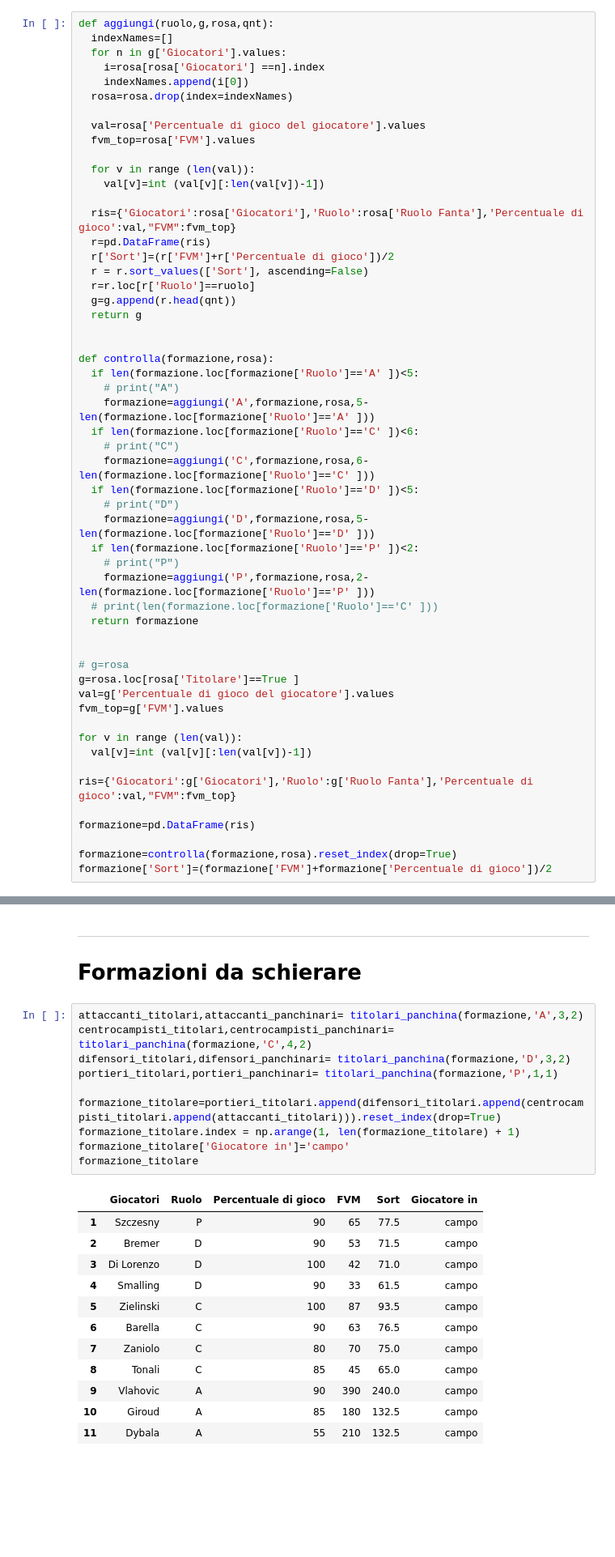
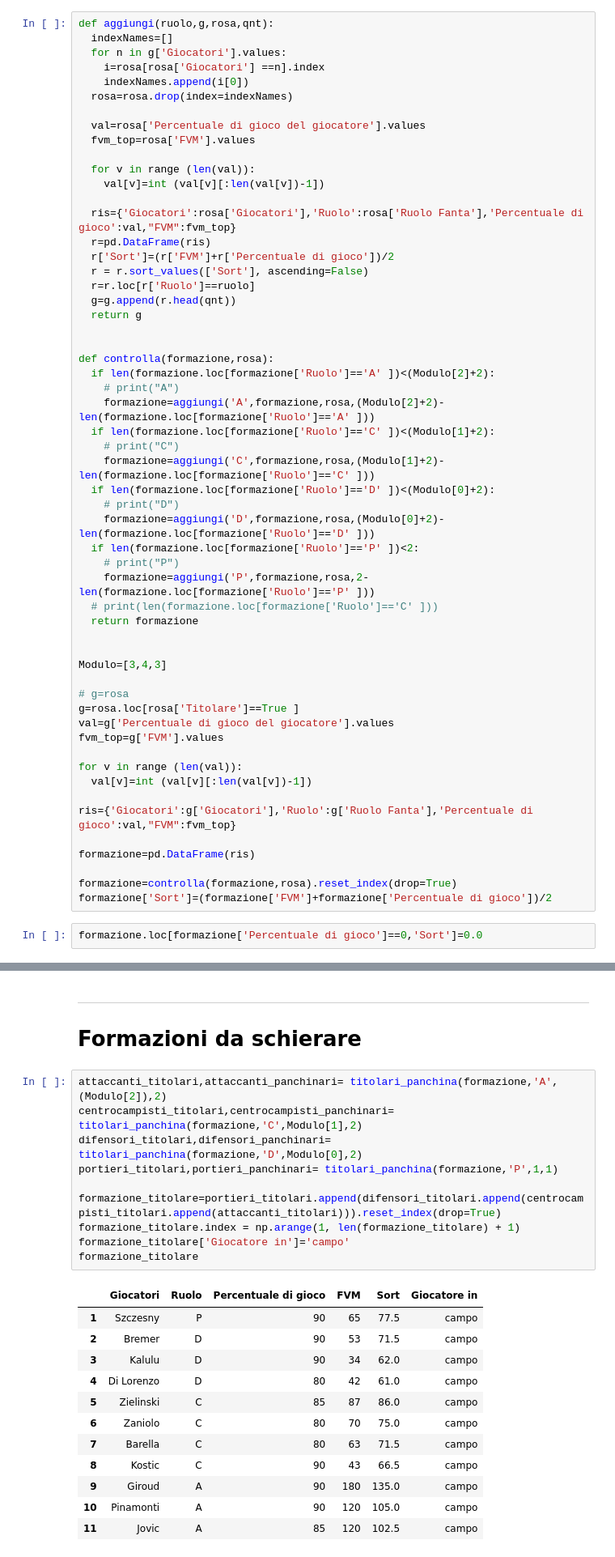
Before and after one commit to MattiaGatto/get_formazione_fantacalcio, a Jupyter notebook: selection_players_serie_A.ipynb, the cells around one changed output, grey strips where cells are left out. Shown at 81% size. Cells and saved outputs as stored; diff of their text form; blank space fills up the shorter version.

```diff
--- a/selection_players_serie_A.ipynb
+++ b/selection_players_serie_A.ipynb
@@ -477,21 +477,23 @@ def aggiungi(ruolo,g,rosa,qnt):
 
 
 def controlla(formazione,rosa):
-  if len(formazione.loc[formazione['Ruolo']=='A' ])<5:
+  if len(formazione.loc[formazione['Ruolo']=='A' ])<(Modulo[2]+2):
     # print("A")
-    formazione=aggiungi('A',formazione,rosa,5-len(formazione.loc[formazione['Ruolo']=='A' ]))
-  if len(formazione.loc[formazione['Ruolo']=='C' ])<6:
+    formazione=aggiungi('A',formazione,rosa,(Modulo[2]+2)-len(formazione.loc[formazione['Ruolo']=='A' ]))
+  if len(formazione.loc[formazione['Ruolo']=='C' ])<(Modulo[1]+2):
     # print("C")
-    formazione=aggiungi('C',formazione,rosa,6-len(formazione.loc[formazione['Ruolo']=='C' ]))
-  if len(formazione.loc[formazione['Ruolo']=='D' ])<5:
+    formazione=aggiungi('C',formazione,rosa,(Modulo[1]+2)-len(formazione.loc[formazione['Ruolo']=='C' ]))
+  if len(formazione.loc[formazione['Ruolo']=='D' ])<(Modulo[0]+2):
     # print("D")
-    formazione=aggiungi('D',formazione,rosa,5-len(formazione.loc[formazione['Ruolo']=='D' ]))
+    formazione=aggiungi('D',formazione,rosa,(Modulo[0]+2)-len(formazione.loc[formazione['Ruolo']=='D' ]))
   if len(formazione.loc[formazione['Ruolo']=='P' ])<2:
     # print("P")
     formazione=aggiungi('P',formazione,rosa,2-len(formazione.loc[formazione['Ruolo']=='P' ]))
   # print(len(formazione.loc[formazione['Ruolo']=='C' ]))
   return formazione
 
+
+Modulo=[3,4,3]
 
 # g=rosa
 g=rosa.loc[rosa['Titolare']==True ]
@@ -507,6 +509,8 @@ formazione=pd.DataFrame(ris)
 
 formazione=controlla(formazione,rosa).reset_index(drop=True)
 formazione['Sort']=(formazione['FVM']+formazione['Percentuale di gioco'])/2
+# %%
+formazione.loc[formazione['Percentuale di gioco']==0,'Sort']=0.0
 # %%
 # formazione = formazione.sort_values(['FVM','Percentuale di gioco'], ascending=False)
 formazione = formazione.sort_values(['Sort'], ascending=False)
@@ -540,28 +544,28 @@ def titolari_panchina(formazione,Ruolo,n_tit,n_panc):
 ---
 # Formazioni da schierare
 # %%
-attaccanti_titolari,attaccanti_panchinari= titolari_panchina(formazione,'A',3,2)
-centrocampisti_titolari,centrocampisti_panchinari= titolari_panchina(formazione,'C',4,2)
-difensori_titolari,difensori_panchinari= titolari_panchina(formazione,'D',3,2)
+attaccanti_titolari,attaccanti_panchinari= titolari_panchina(formazione,'A',(Modulo[2]),2)
+centrocampisti_titolari,centrocampisti_panchinari= titolari_panchina(formazione,'C',Modulo[1],2)
+difensori_titolari,difensori_panchinari= titolari_panchina(formazione,'D',Modulo[0],2)
 portieri_titolari,portieri_panchinari= titolari_panchina(formazione,'P',1,1)
 
 formazione_titolare=portieri_titolari.append(difensori_titolari.append(centrocampisti_titolari.append(attaccanti_titolari))).reset_index(drop=True)
 formazione_titolare.index = np.arange(1, len(formazione_titolare) + 1)
 formazione_titolare['Giocatore in']='campo'
 formazione_titolare
 # %% [output]
 |  | Giocatori | Ruolo | Percentuale di gioco | FVM | Sort | Giocatore in |
 | 1 | Szczesny | P | 90 | 65 | 77.5 | campo |
 | 2 | Bremer | D | 90 | 53 | 71.5 | campo |
-| 3 | Di Lorenzo | D | 100 | 42 | 71.0 | campo |
-| 4 | Smalling | D | 90 | 33 | 61.5 | campo |
-| 5 | Zielinski | C | 100 | 87 | 93.5 | campo |
-| 6 | Barella | C | 90 | 63 | 76.5 | campo |
-| 7 | Zaniolo | C | 80 | 70 | 75.0 | campo |
-| 8 | Tonali | C | 85 | 45 | 65.0 | campo |
-| 9 | Vlahovic | A | 90 | 390 | 240.0 | campo |
-| 10 | Giroud | A | 85 | 180 | 132.5 | campo |
-| 11 | Dybala | A | 55 | 210 | 132.5 | campo |
+| 3 | Kalulu | D | 90 | 34 | 62.0 | campo |
+| 4 | Di Lorenzo | D | 80 | 42 | 61.0 | campo |
+| 5 | Zielinski | C | 85 | 87 | 86.0 | campo |
+| 6 | Zaniolo | C | 80 | 70 | 75.0 | campo |
+| 7 | Barella | C | 80 | 63 | 71.5 | campo |
+| 8 | Kostic | C | 90 | 43 | 66.5 | campo |
+| 9 | Giroud | A | 90 | 180 | 135.0 | campo |
+| 10 | Pinamonti | A | 90 | 120 | 105.0 | campo |
+| 11 | Jovic | A | 85 | 120 | 102.5 | campo |
 # %%
 formazione_panchina=portieri_panchinari.append(difensori_panchinari.append(centrocampisti_panchinari.append(attaccanti_panchinari))).reset_index(drop=True)
 formazione_panchina.index = np.arange(1, len(formazione_panchina) + 1)
```
Also changed, not shown: parts of 11 cells of this notebook.
